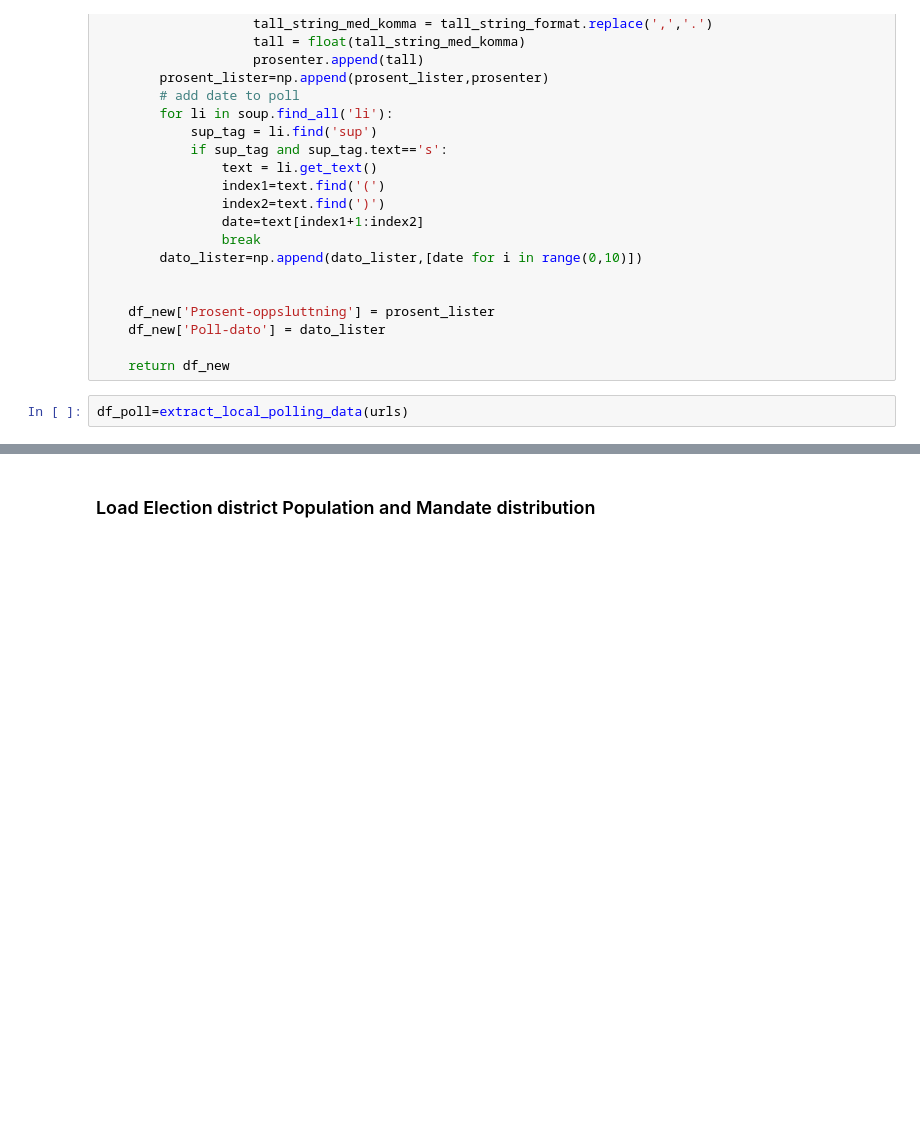
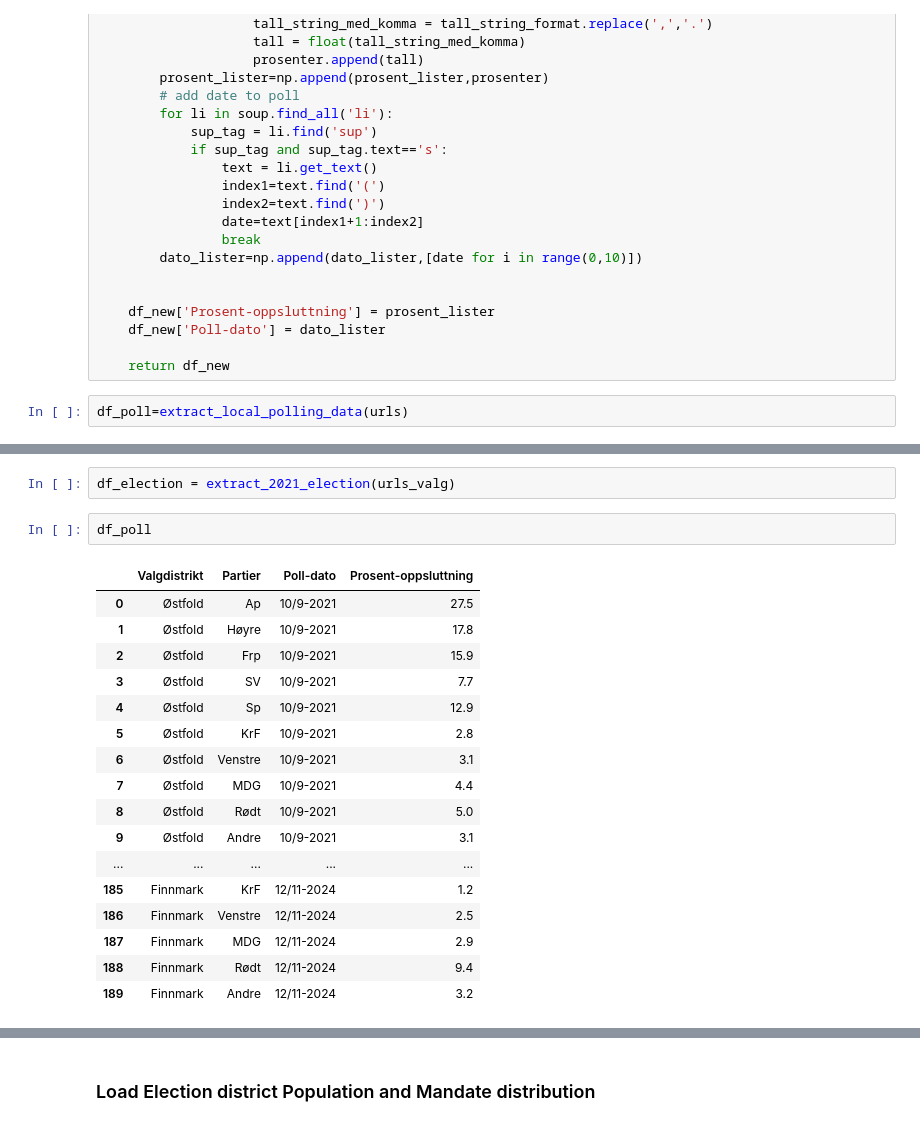
Before and after one commit to mathiasrm1/Stortingvalg-2025, a Jupyter notebook: Stortingvalg-prediction-2025.ipynb, the cells around one changed output, grey strips where cells are left out. Saved outputs shown, nothing was run; the diff lists cells and outputs as text; blank space fills up the shorter version.

```diff
--- a/Stortingvalg-prediction-2025.ipynb
+++ b/Stortingvalg-prediction-2025.ipynb
@@ -93,0 +156,22 @@ df_poll=extract_local_polling_data(urls)
+# %%
+df_election = extract_2021_election(urls_valg)
+# %%
+df_poll
+# %% [output]
+|  | Valgdistrikt | Partier | Poll-dato | Prosent-oppsluttning |
+| 0 | Østfold | Ap | 10/9-2021 | 27.5 |
+| 1 | Østfold | Høyre | 10/9-2021 | 17.8 |
+| 2 | Østfold | Frp | 10/9-2021 | 15.9 |
+| 3 | Østfold | SV | 10/9-2021 | 7.7 |
+| 4 | Østfold | Sp | 10/9-2021 | 12.9 |
+| 5 | Østfold | KrF | 10/9-2021 | 2.8 |
+| 6 | Østfold | Venstre | 10/9-2021 | 3.1 |
+| 7 | Østfold | MDG | 10/9-2021 | 4.4 |
+| 8 | Østfold | Rødt | 10/9-2021 | 5.0 |
+| 9 | Østfold | Andre | 10/9-2021 | 3.1 |
+| ... | ... | ... | ... | ... |
+| 185 | Finnmark | KrF | 12/11-2024 | 1.2 |
+| 186 | Finnmark | Venstre | 12/11-2024 | 2.5 |
+| 187 | Finnmark | MDG | 12/11-2024 | 2.9 |
+| 188 | Finnmark | Rødt | 12/11-2024 | 9.4 |
+| 189 | Finnmark | Andre | 12/11-2024 | 3.2 |
```
Also changed, not shown: parts of 12 cells of this notebook.
